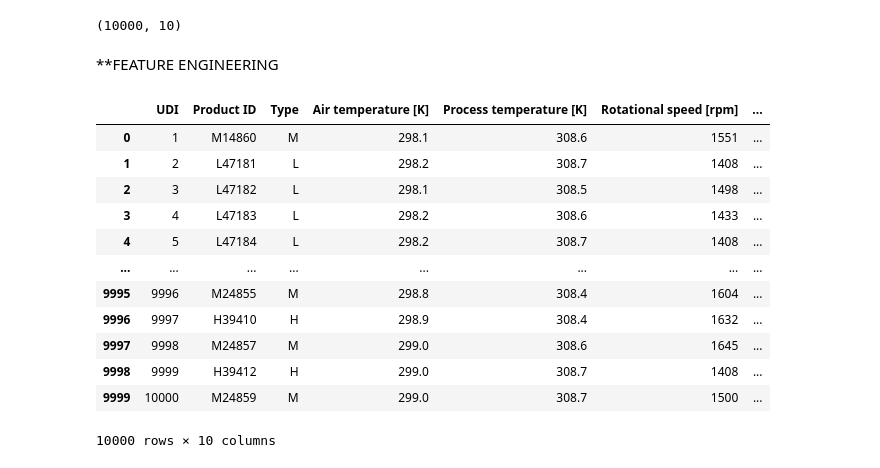
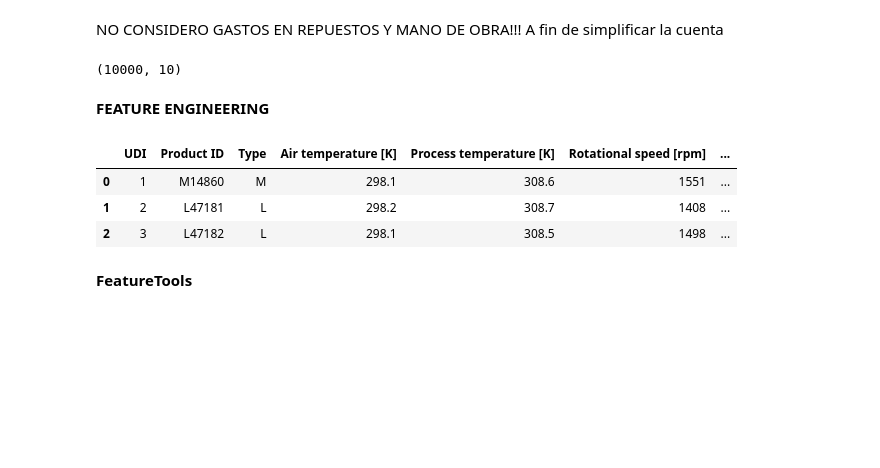
Before and after one commit to hernanifran/FAA, a Jupyter notebook: Maintenance_model.ipynb, the cells around one changed output. Cells and saved outputs as stored; diff of their text form; code cells hidden in the pictures; blank space fills up the shorter version.

```diff
--- a/Maintenance_model.ipynb
+++ b/Maintenance_model.ipynb
@@ -2,0 +23,2 @@ import pandas as pd
+# %% [markdown]
+NO CONSIDERO GASTOS EN REPUESTOS Y MANO DE OBRA!!! A fin de simplificar la cuenta
@@ -6,4 +41,4 @@ df.shape
 # %% [output]
 (10000, 10)
 # %% [markdown]
-**FEATURE ENGINEERING
+**FEATURE ENGINEERING**
@@ -13,17 +45,8 @@ import pandas as pd
 # %%
-df
+df.head(3)
 # %% [output]
 |  | UDI | Product ID | Type | Air temperature [K] | Process temperature [K] | Rotational speed [rpm] | ... |
 | 0 | 1 | M14860 | M | 298.1 | 308.6 | 1551 | ... |
 | 1 | 2 | L47181 | L | 298.2 | 308.7 | 1408 | ... |
 | 2 | 3 | L47182 | L | 298.1 | 308.5 | 1498 | ... |
-| 3 | 4 | L47183 | L | 298.2 | 308.6 | 1433 | ... |
-| 4 | 5 | L47184 | L | 298.2 | 308.7 | 1408 | ... |
-| ... | ... | ... | ... | ... | ... | ... | ... |
-| 9995 | 9996 | M24855 | M | 298.8 | 308.4 | 1604 | ... |
-| 9996 | 9997 | H39410 | H | 298.9 | 308.4 | 1632 | ... |
-| 9997 | 9998 | M24857 | M | 299.0 | 308.6 | 1645 | ... |
-| 9998 | 9999 | H39412 | H | 299.0 | 308.7 | 1408 | ... |
-| 9999 | 10000 | M24859 | M | 299.0 | 308.7 | 1500 | ... |
-10000 rows × 10 columns
 # %%
@@ -30,0 +63,2 @@ df_train = pd.DataFrame(df)
+# %% [markdown]
+**FeatureTools**
```
Also changed, not shown: parts of 87 cells of this notebook.
